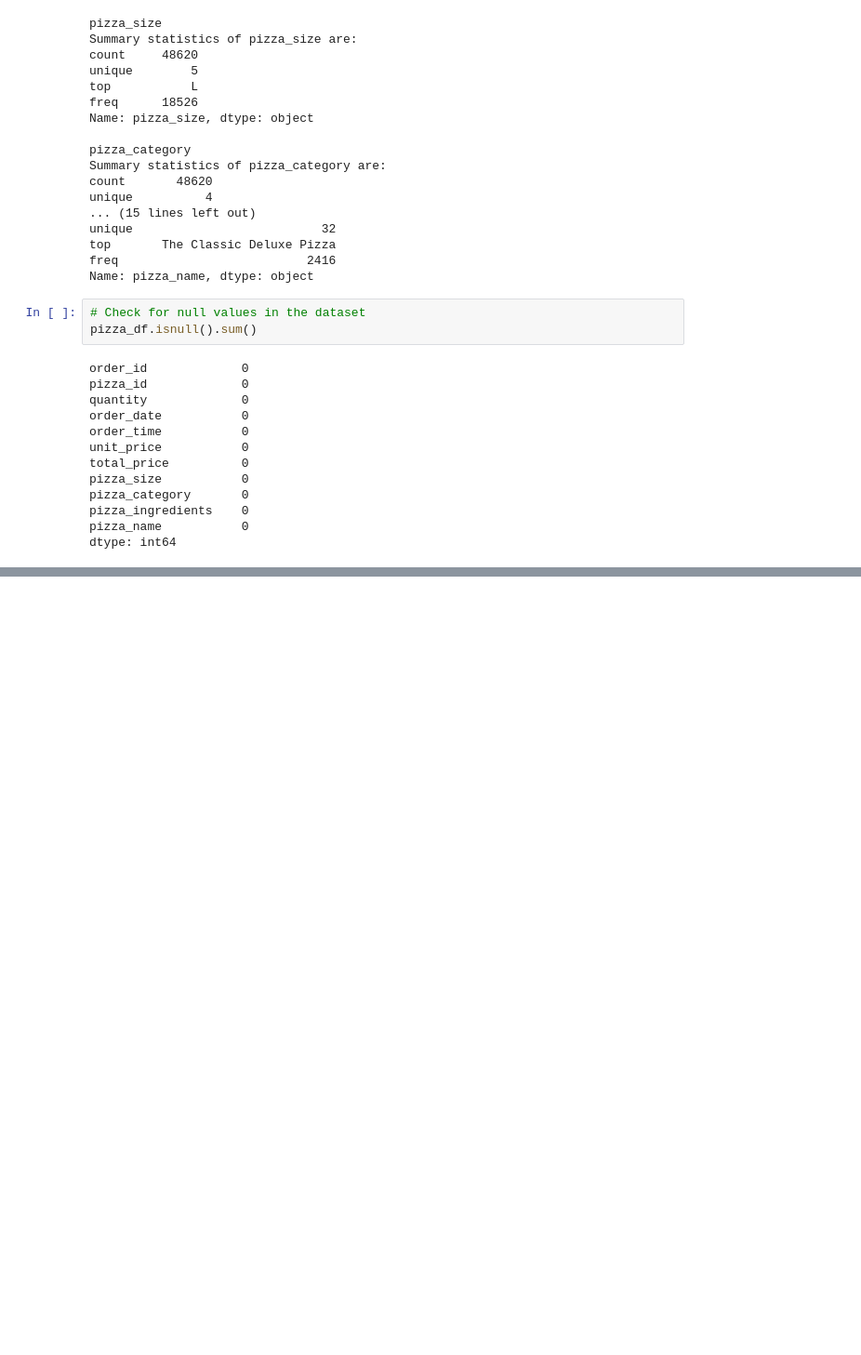
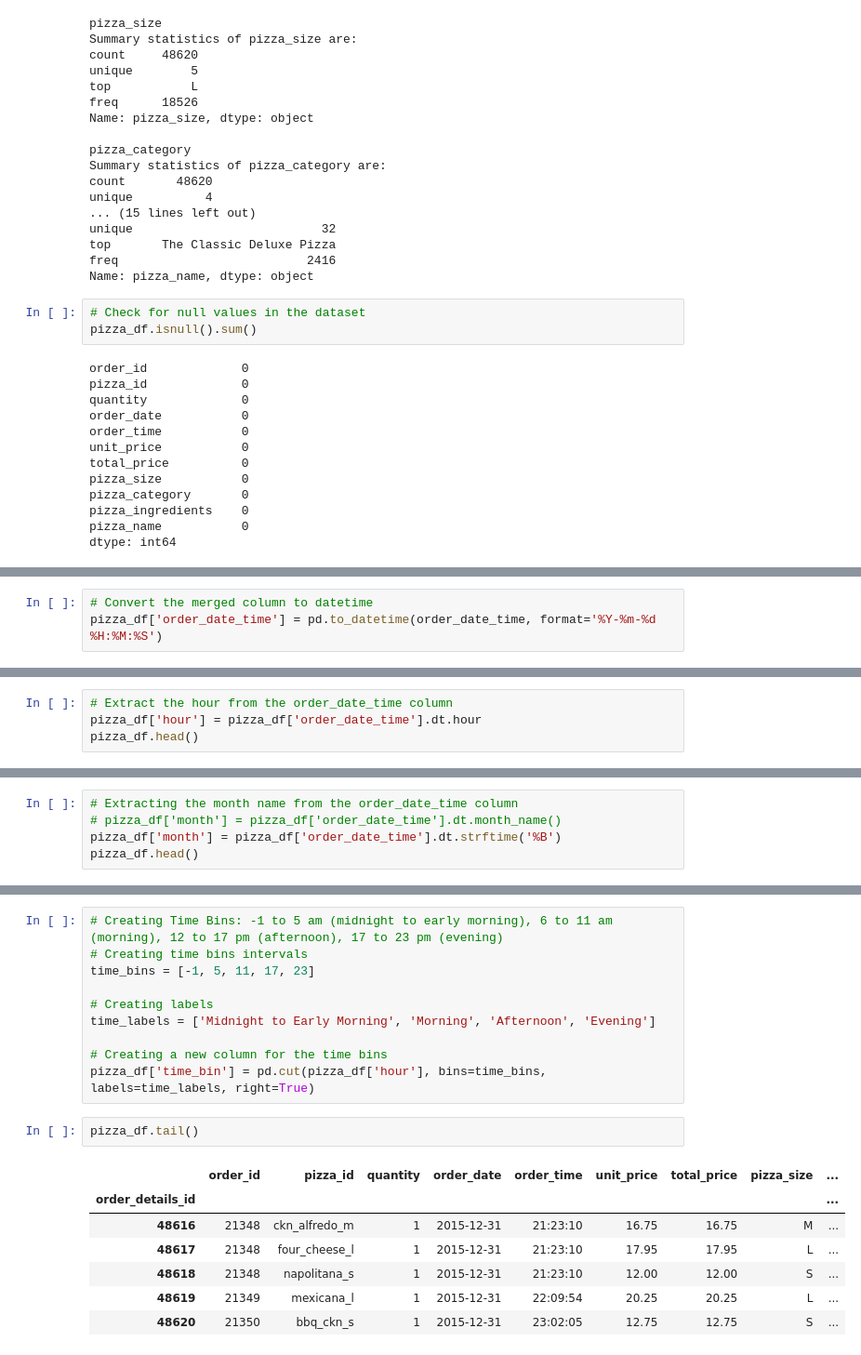
Before and after one commit to chemutai254/DATA, a Jupyter notebook: EDA/Pizza_Sales_Analysis.ipynb, the cells around one changed output, grey strips where cells are left out. Shown at 93% size. Drawn from its saved outputs; the diff is of its cells as text; blank space fills up the shorter version.

Commit message:
Exploring Pizza Sales Dataset

```diff
--- a/EDA/Pizza_Sales_Analysis.ipynb
+++ b/EDA/Pizza_Sales_Analysis.ipynb
@@ -137,0 +146,3 @@ dtype: int64
+# %%
+# Convert the merged column to datetime
+pizza_df['order_date_time'] = pd.to_datetime(order_date_time, format='%Y-%m-%d %H:%M:%S')
@@ -137,0 +159,4 @@ dtype: int64
+# %%
+# Extract the hour from the order_date_time column
+pizza_df['hour'] = pizza_df['order_date_time'].dt.hour
+pizza_df.head()
@@ -137,0 +171,5 @@ dtype: int64
+# %%
+# Extracting the month name from the order_date_time column
+# pizza_df['month'] = pizza_df['order_date_time'].dt.month_name()
+pizza_df['month'] = pizza_df['order_date_time'].dt.strftime('%B')
+pizza_df.head()
@@ -137,0 +184,20 @@ dtype: int64
+# %%
+# Creating Time Bins: -1 to 5 am (midnight to early morning), 6 to 11 am (morning), 12 to 17 pm (afternoon), 17 to 23 pm (evening)
+# Creating time bins intervals
+time_bins = [-1, 5, 11, 17, 23]
+
+# Creating labels
+time_labels = ['Midnight to Early Morning', 'Morning', 'Afternoon', 'Evening']
+
+# Creating a new column for the time bins
+pizza_df['time_bin'] = pd.cut(pizza_df['hour'], bins=time_bins, labels=time_labels, right=True)
+# %%
+pizza_df.tail()
+# %% [output]
+|  | order_id | pizza_id | quantity | order_date | order_time | unit_price | total_price | pizza_size | ... |
+| order_details_id |  |  |  |  |  |  |  |  | ... |
+| 48616 | 21348 | ckn_alfredo_m | 1 | 2015-12-31 | 21:23:10 | 16.75 | 16.75 | M | ... |
+| 48617 | 21348 | four_cheese_l | 1 | 2015-12-31 | 21:23:10 | 17.95 | 17.95 | L | ... |
+| 48618 | 21348 | napolitana_s | 1 | 2015-12-31 | 21:23:10 | 12.00 | 12.00 | S | ... |
+| 48619 | 21349 | mexicana_l | 1 | 2015-12-31 | 22:09:54 | 20.25 | 20.25 | L | ... |
+| 48620 | 21350 | bbq_ckn_s | 1 | 2015-12-31 | 23:02:05 | 12.75 | 12.75 | S | ... |
```
Also changed, not shown: parts of 5 cells of this notebook.
